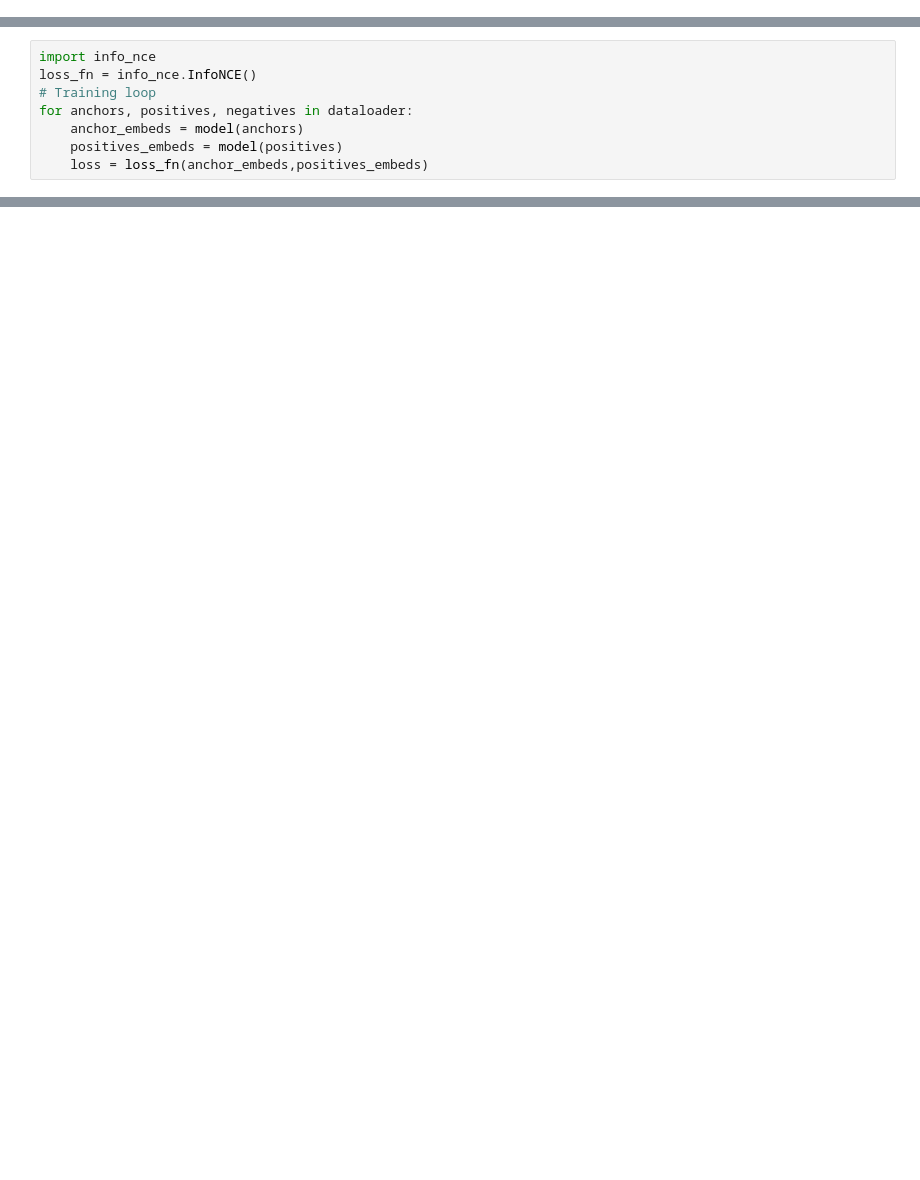
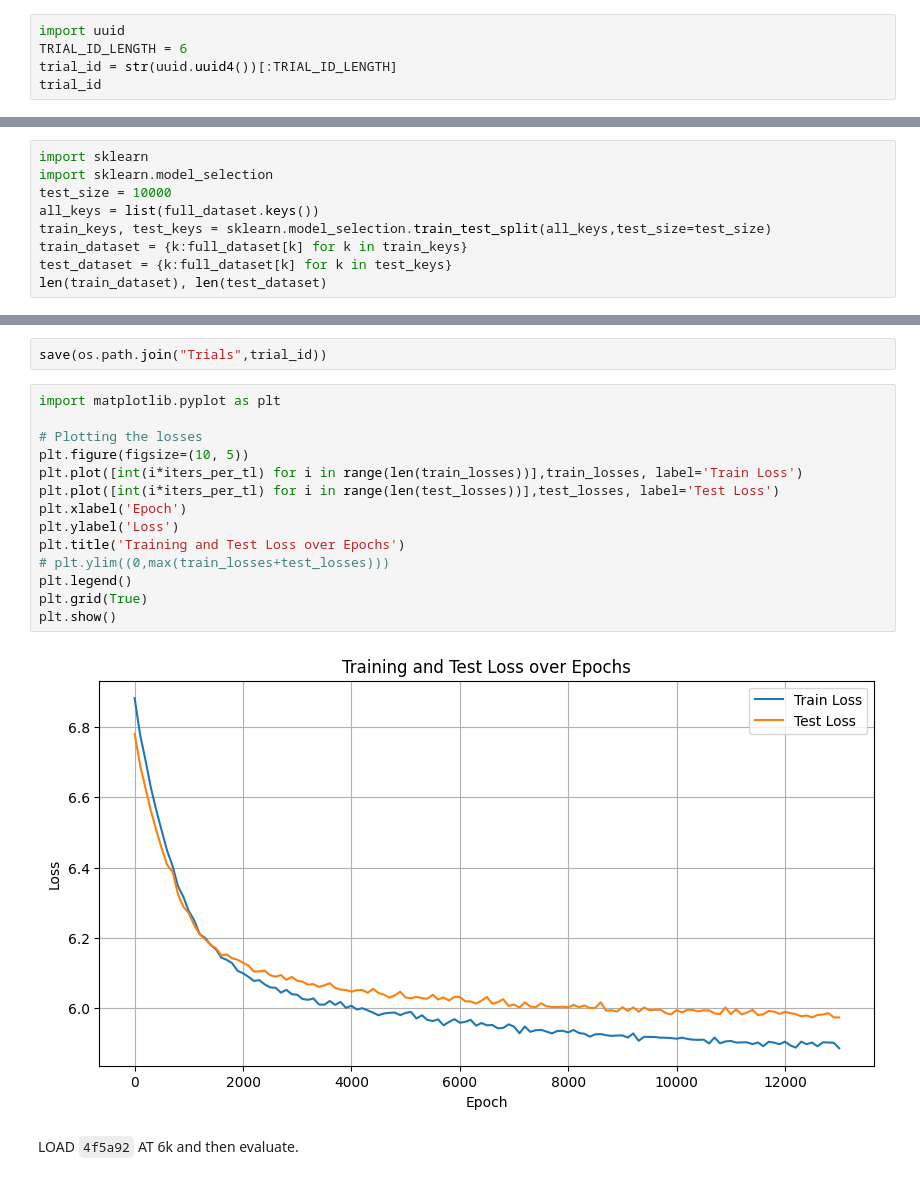
Before and after one commit to laurahsisson/dream, a Jupyter notebook: train.ipynb, the cells around one changed output, grey strips where cells are left out. Drawn from its saved outputs; the diff is of its cells as text; blank space fills up the shorter version.

Commit message:
Training model

```diff
--- a/train.ipynb
+++ b/train.ipynb
@@ -69,0 +73,5 @@ def get_in_dataset(pair,key):
+# %%
+import uuid
+TRIAL_ID_LENGTH = 6
+trial_id = str(uuid.uuid4())[:TRIAL_ID_LENGTH]
+trial_id
@@ -69,0 +80,9 @@ def get_in_dataset(pair,key):
+# %%
+import sklearn
+import sklearn.model_selection
+test_size = 10000
+all_keys = list(full_dataset.keys())
+train_keys, test_keys = sklearn.model_selection.train_test_split(all_keys,test_size=test_size)
+train_dataset = {k:full_dataset[k] for k in train_keys}
+test_dataset = {k:full_dataset[k] for k in test_keys}
+len(train_dataset), len(test_dataset)
@@ -253,9 +305 @@ torch.Size([1, 128])
 {'total': '2,230,912', 'project_node_feats': '1,280', 'gnn_layer': '2,130,560', 'gru': '99,072', 'final_dropout': '0'}
-# %%
-import info_nce
-loss_fn = info_nce.InfoNCE()
-# Training loop
-for anchors, positives, negatives in dataloader:
-    anchor_embeds = model(anchors)
-    positives_embeds = model(positives)
-    loss = loss_fn(anchor_embeds,positives_embeds)
@@ -261,0 +390,20 @@ for anchors, positives, negatives in dataloader:
+# %%
+save(os.path.join("Trials",trial_id))
+# %%
+import matplotlib.pyplot as plt
+
+# Plotting the losses
+plt.figure(figsize=(10, 5))
+plt.plot([int(i*iters_per_tl) for i in range(len(train_losses))],train_losses, label='Train Loss')
+plt.plot([int(i*iters_per_tl) for i in range(len(test_losses))],test_losses, label='Test Loss')
+plt.xlabel('Epoch')
+plt.ylabel('Loss')
+plt.title('Training and Test Loss over Epochs')
+# plt.ylim((0,max(train_losses+test_losses)))
+plt.legend()
+plt.grid(True)
+plt.show()
+# %% [output]
+[figure, added]
+# %% [markdown]
+LOAD `4f5a92` AT 6k and then evaluate.
```
Also changed, not shown: parts of 13 cells of this notebook.
